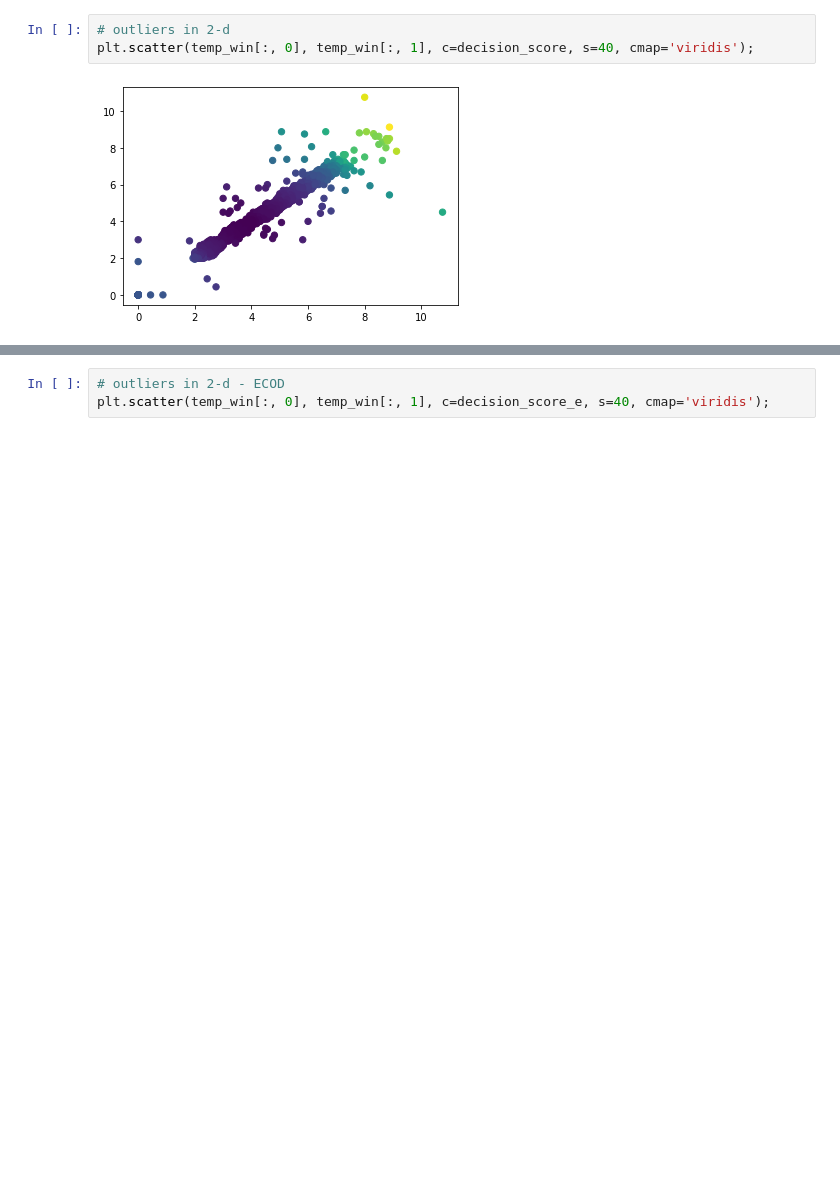
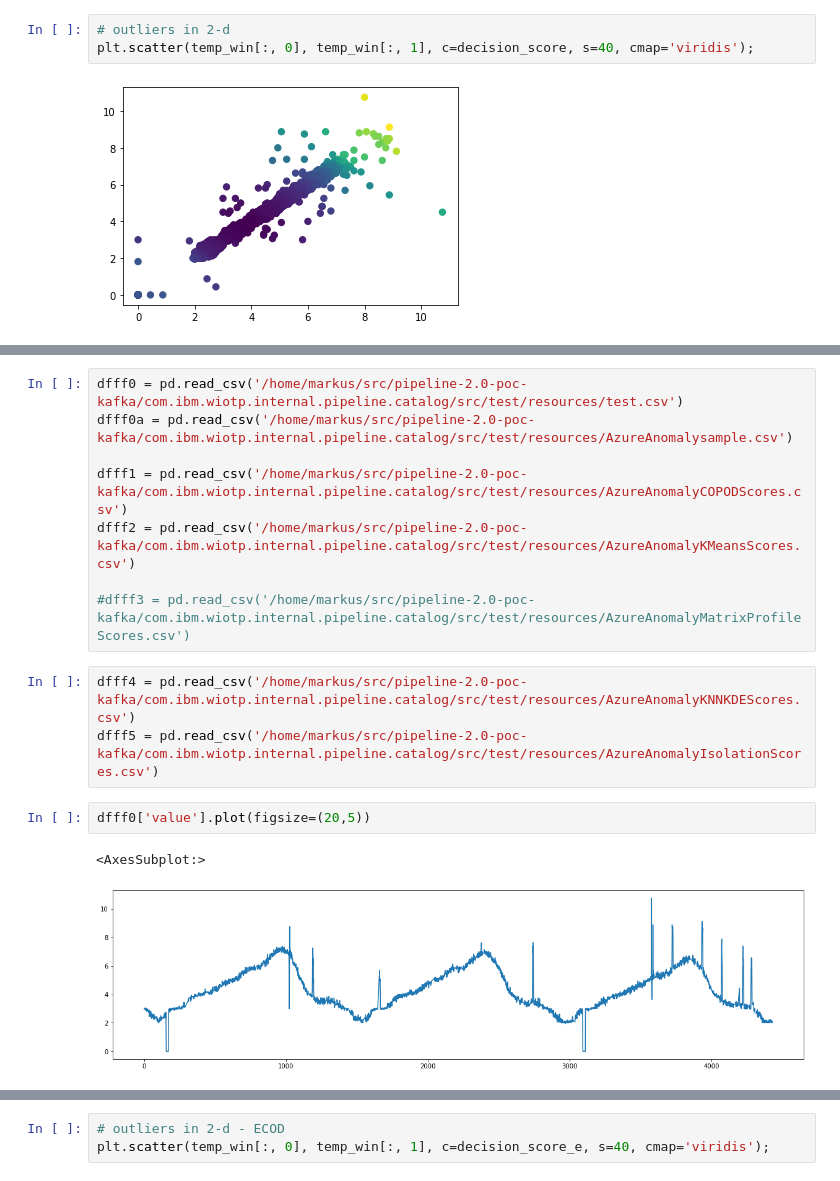
Before and after one commit to sedgewickmm18/notebooks-attic, a Jupyter notebook: COPOD.ipynb, the cells around one changed output, grey strips where cells are left out. Drawn from its saved outputs; the diff is of its cells as text; blank space fills up the shorter version.

```diff
--- a/COPOD.ipynb
+++ b/COPOD.ipynb
@@ -247,0 +330,16 @@ plt.scatter(temp_win[:, 0], temp_win[:, 1], c=decision_score, s=40, cmap='viridi
+# %%
+dfff0 = pd.read_csv('/home/markus/src/pipeline-2.0-poc-kafka/com.ibm.wiotp.internal.pipeline.catalog/src/test/resources/test.csv')
+dfff0a = pd.read_csv('/home/markus/src/pipeline-2.0-poc-kafka/com.ibm.wiotp.internal.pipeline.catalog/src/test/resources/AzureAnomalysample.csv')
+
+dfff1 = pd.read_csv('/home/markus/src/pipeline-2.0-poc-kafka/com.ibm.wiotp.internal.pipeline.catalog/src/test/resources/AzureAnomalyCOPODScores.csv')
+dfff2 = pd.read_csv('/home/markus/src/pipeline-2.0-poc-kafka/com.ibm.wiotp.internal.pipeline.catalog/src/test/resources/AzureAnomalyKMeansScores.csv')
+
+#dfff3 = pd.read_csv('/home/markus/src/pipeline-2.0-poc-kafka/com.ibm.wiotp.internal.pipeline.catalog/src/test/resources/AzureAnomalyMatrixProfileScores.csv')
+# %%
+dfff4 = pd.read_csv('/home/markus/src/pipeline-2.0-poc-kafka/com.ibm.wiotp.internal.pipeline.catalog/src/test/resources/AzureAnomalyKNNKDEScores.csv')
+dfff5 = pd.read_csv('/home/markus/src/pipeline-2.0-poc-kafka/com.ibm.wiotp.internal.pipeline.catalog/src/test/resources/AzureAnomalyIsolationScores.csv')
+# %%
+dfff0['value'].plot(figsize=(20,5))
+# %% [output]
+<AxesSubplot:>
+[figure, added]
```
Also changed, not shown: parts of 35 cells of this notebook, 3 other files.
